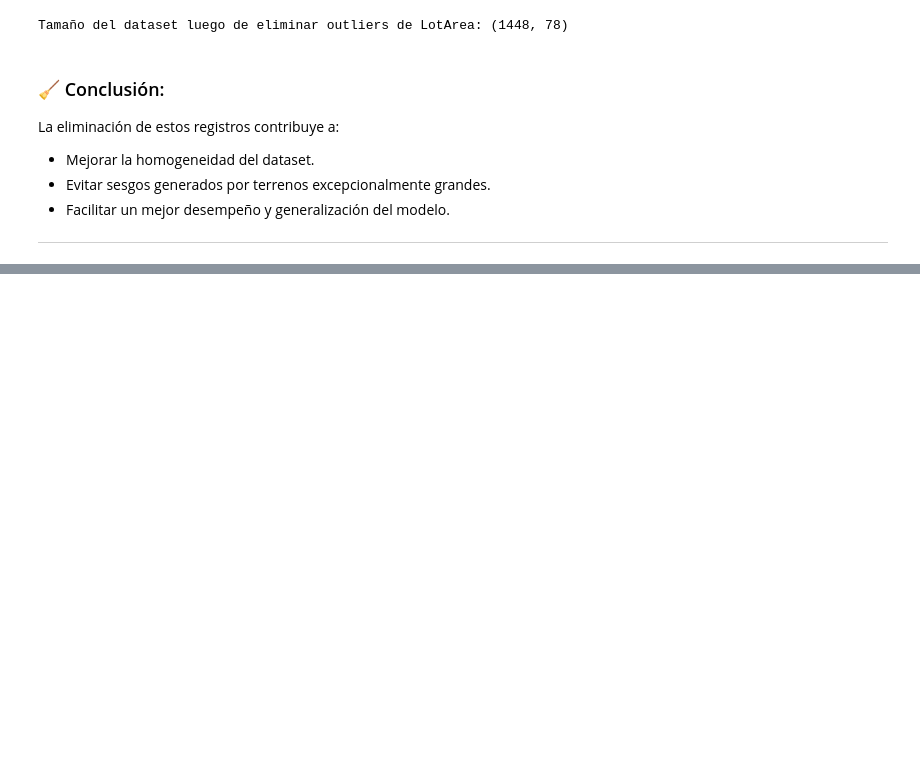
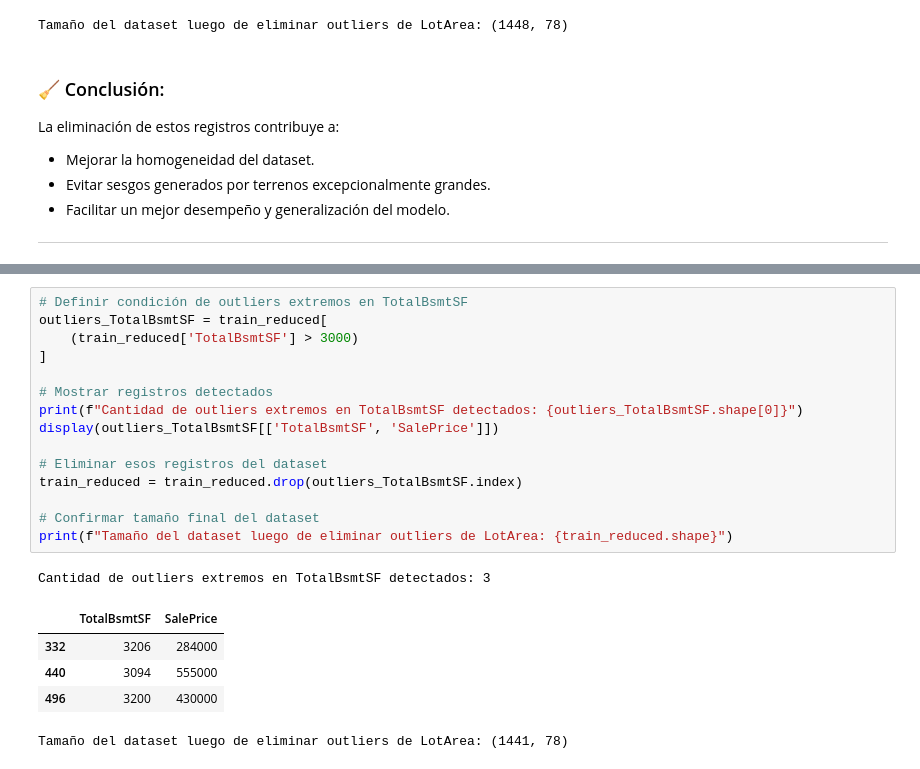
Before and after one commit to paulairazoqui/Home-data-for-ML-course, a Jupyter notebook: EDA y ETL.ipynb, the cells around one changed output, grey strips where cells are left out. Saved outputs shown, nothing was run; the diff lists cells and outputs as text; blank space fills up the shorter version.

```diff
--- a/EDA y ETL.ipynb
+++ b/EDA y ETL.ipynb
@@ -892,0 +948,22 @@ La eliminación de estos registros contribuye a:
+# %%
+# Definir condición de outliers extremos en TotalBsmtSF
+outliers_TotalBsmtSF = train_reduced[
+    (train_reduced['TotalBsmtSF'] > 3000)
+]
+
+# Mostrar registros detectados
+print(f"Cantidad de outliers extremos en TotalBsmtSF detectados: {outliers_TotalBsmtSF.shape[0]}")
+display(outliers_TotalBsmtSF[['TotalBsmtSF', 'SalePrice']])
+
+# Eliminar esos registros del dataset
+train_reduced = train_reduced.drop(outliers_TotalBsmtSF.index)
+
+# Confirmar tamaño final del dataset
+print(f"Tamaño del dataset luego de eliminar outliers de LotArea: {train_reduced.shape}")
+# %% [output]
+Cantidad de outliers extremos en TotalBsmtSF detectados: 3
+|  | TotalBsmtSF | SalePrice |
+| 332 | 3206 | 284000 |
+| 440 | 3094 | 555000 |
+| 496 | 3200 | 430000 |
+Tamaño del dataset luego de eliminar outliers de LotArea: (1441, 78)
```
Also changed, not shown: parts of 5 cells of this notebook.
